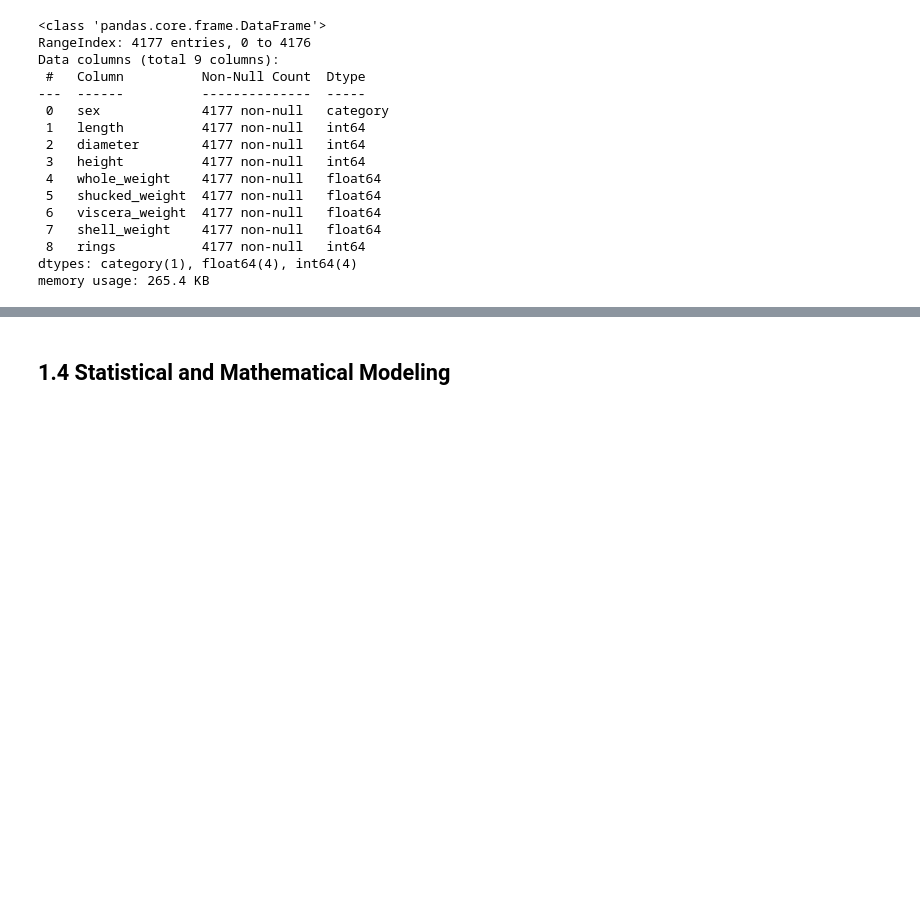
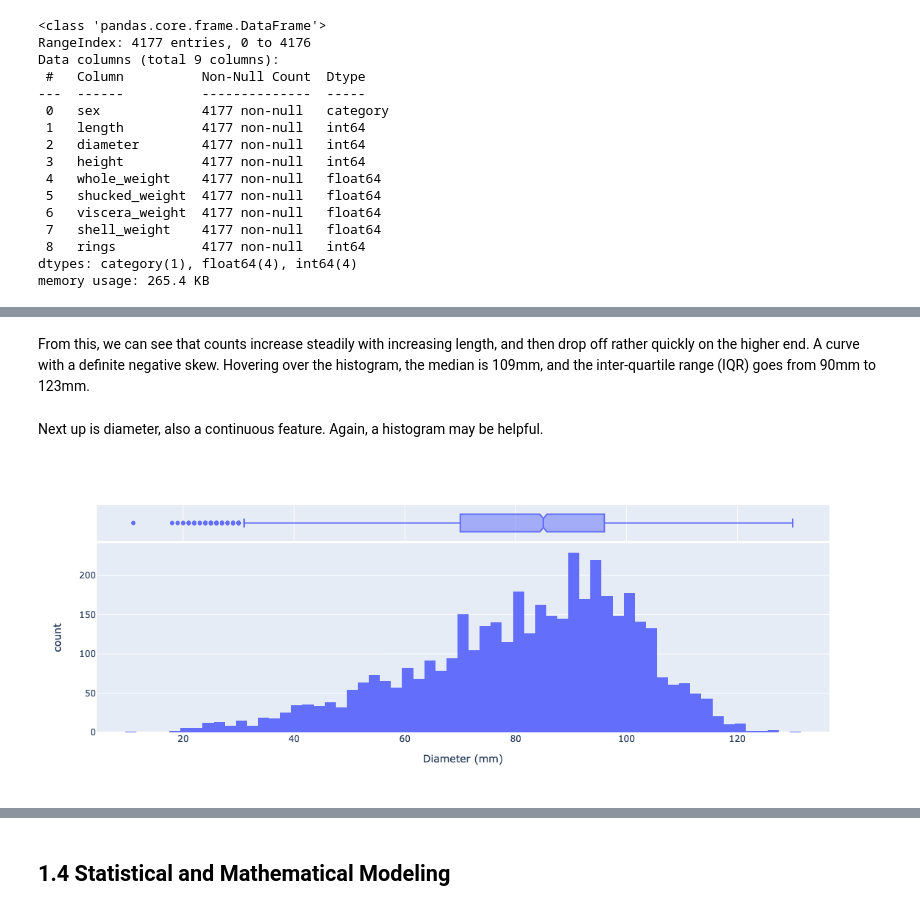
Before and after one commit to natemcintosh/en_685_648_data_science, a Jupyter notebook: 7_module/problem_set/nmcinto2.ipynb, the cells around one changed output, grey strips where cells are left out. Drawn from its saved outputs; the diff is of its cells as text; code cells hidden in the pictures; blank space fills up the shorter version.

```diff
--- a/7_module/problem_set/nmcinto2.ipynb
+++ b/7_module/problem_set/nmcinto2.ipynb
@@ -96,0 +119,8 @@ len(list(it.combinations(range(9), 2)))
+# %% [markdown]
+From this, we can see that counts increase steadily with increasing length, and then drop off rather quickly on the higher end. A curve with a definite negative skew. Hovering over the histogram, the median is 109mm, and the inter-quartile range (IQR) goes from 90mm to 123mm.
+# %% [markdown]
+Next up is diameter, also a continuous feature. Again, a histogram may be helpful.
+# %%
+px.histogram(df, x = "diameter", marginal='box', labels={"diameter":"Diameter (mm)"})
+# %% [output]
+[figure, added]
```
Also changed, not shown: parts of 30 cells of this notebook.
